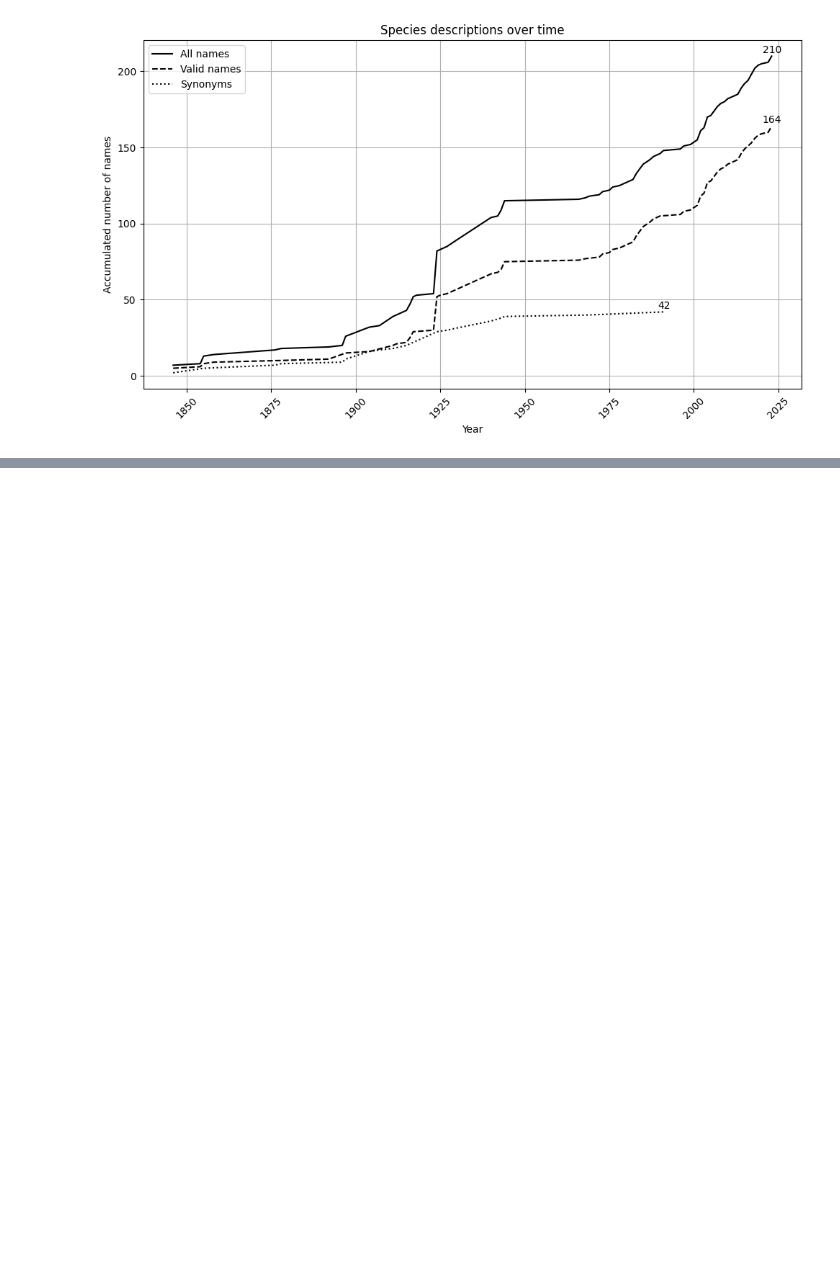
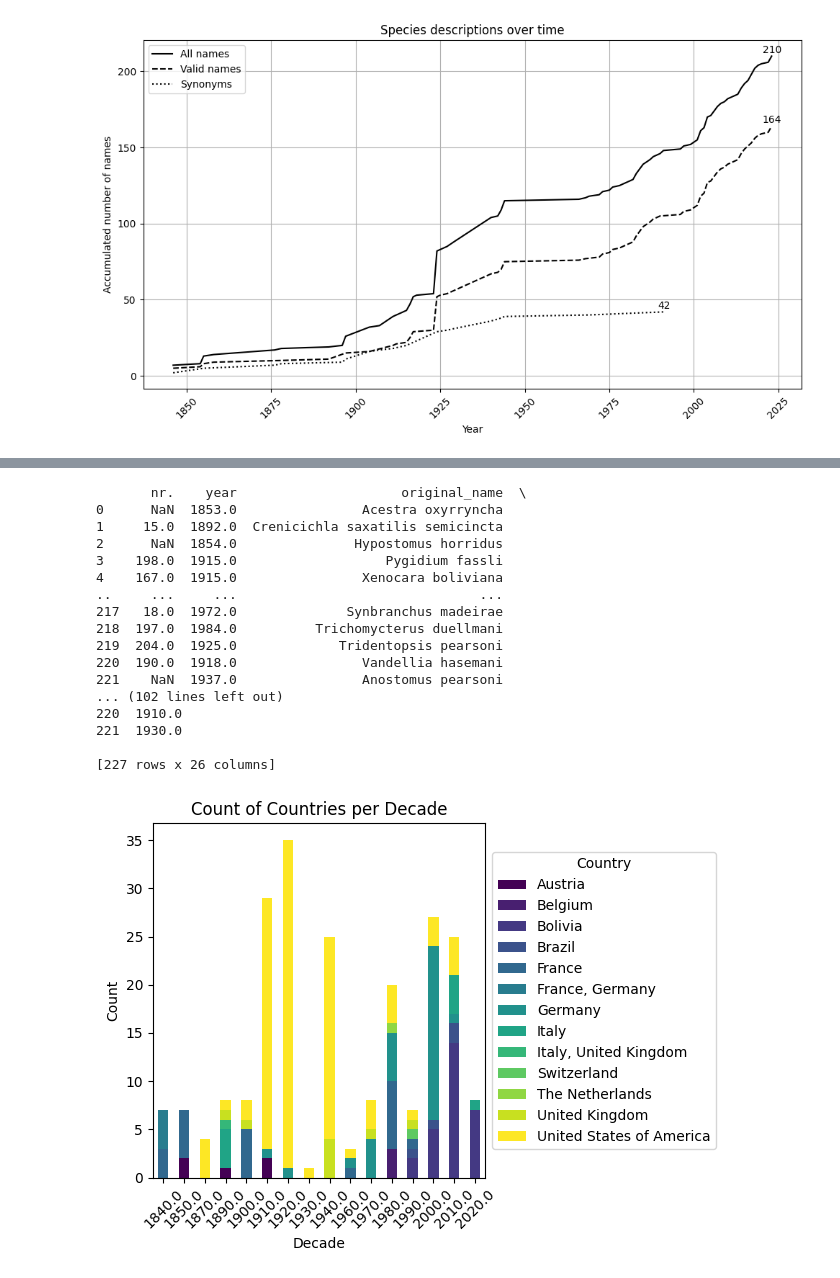
Before and after one commit to pascalhabluetzel/Type_localities_Bolivian_fishes, a Jupyter notebook: code/Species_accumulation.ipynb, the cells around one changed output, grey strips where cells are left out. Saved outputs shown, nothing was run; the diff lists cells and outputs as text; code cells hidden in the pictures; blank space fills up the shorter version.

```diff
--- a/code/Species_accumulation.ipynb
+++ b/code/Species_accumulation.ipynb
@@ -129,0 +177,60 @@ plt.show()
+# %%
+import pandas as pd
+import matplotlib.pyplot as plt
+
+# Create a new 'decade' column by grouping years by decades
+df['decade'] = df['year'] // 10 * 10  # Floor division for decades
+
+def split_and_duplicate(df, column_name):
+  for index, row in df.iterrows():
+    value = row[column_name]
+    if ', ' in value:
+      new_value, other_value = value.split(', ', 1)
+      # Create a DataFrame with a single row for the new value
+      new_df = pd.DataFrame([[new_value]], columns=[column_name])
+      # Concatenate the original row and the new DataFrame
+      df = pd.concat([df.iloc[:index+1], new_df, df.iloc[index+1:]])
+      # Alternatively, use df.insert(index + 1, column_name, other_value)
+  return df
+
+# Apply the function to the DataFrame
+df1 = split_and_duplicate(df.copy(), 'country_holotype')
+print(df1)
+
+# Count occurrences per country within each decade
+country_counts_per_decade = df1.groupby(['decade', 'country_holotype'])['year'].count().unstack()
+
+# Create the stacked bar plot with legend beside the plot
+fig, ax = plt.subplots()  # Create a figure and axes object
+country_counts_per_decade.plot(kind='bar', stacked=True, colormap='viridis', ax=ax)  # Adjust colormap as desired
+
+# Customize legend placement
+handles, labels = ax.get_legend_handles_labels()  # Get legend elements
+ax.legend(handles, labels, title="Country", loc='center left', bbox_to_anchor=(1, 0.5))  # Adjust placement
+
+# Customize the plot (optional)
+plt.title("Count of Countries per Decade")
+plt.xlabel("Decade")
+plt.ylabel("Count")
+plt.xticks(rotation=45)  # Optional: Rotate x-axis labels to avoid overlapping decades
+plt.tight_layout()
+plt.show()
+# %% [output]
+       nr.    year                     original_name  \
+0      NaN  1853.0                Acestra oxyrryncha
+1     15.0  1892.0  Crenicichla saxatilis semicincta
+2      NaN  1854.0               Hypostomus horridus
+3    198.0  1915.0                   Pygidium fassli
+4    167.0  1915.0                Xenocara boliviana
+..     ...     ...                               ...
+217   18.0  1972.0              Synbranchus madeirae
+218  197.0  1984.0          Trichomycterus duellmani
+219  204.0  1925.0             Tridentopsis pearsoni
+220  190.0  1918.0                Vandellia hasemani
+221    NaN  1937.0                Anostomus pearsoni
+... (102 lines left out)
+220  1910.0
+221  1930.0
+
+[227 rows x 26 columns]
+[figure, added]
```
Also changed, not shown: parts of 4 cells of this notebook, 3 other files.
